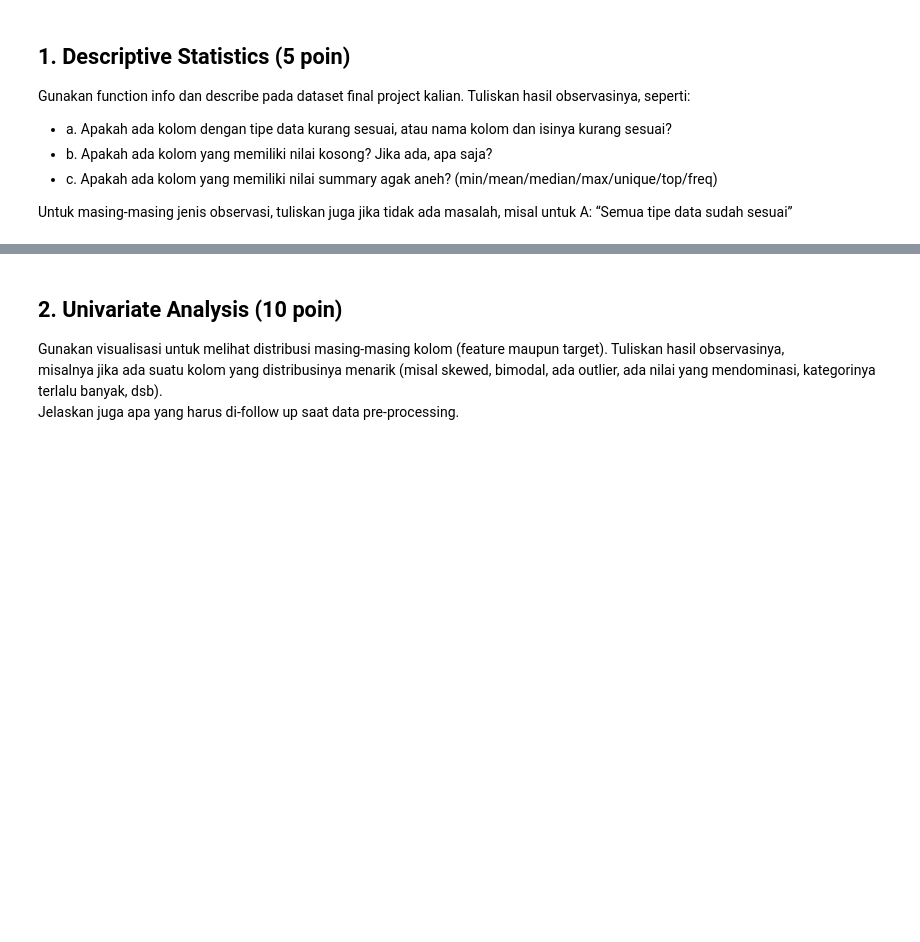
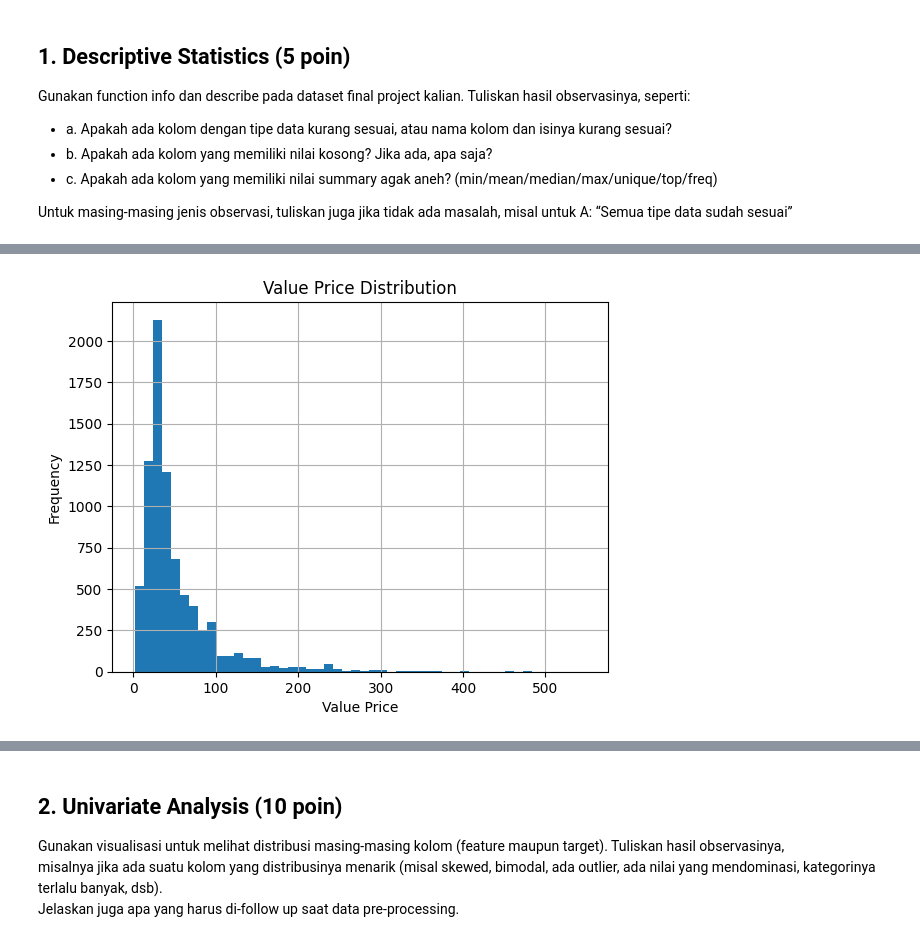
Before and after one commit to AgungHari/Rakamin_HW_MachineLearningPreparation, a Jupyter notebook: Homework/Mentahan.ipynb, the cells around one changed output, grey strips where cells are left out. Saved outputs shown, nothing was run; the diff lists cells and outputs as text; code cells hidden in the pictures; blank space fills up the shorter version.

```diff
--- a/Homework/Mentahan.ipynb
+++ b/Homework/Mentahan.ipynb
@@ -15,0 +88,8 @@ kurang sesuai?
+# %%
+agung['value_price'].hist(bins=50)
+plt.title('Value Price Distribution')
+plt.xlabel('Value Price')
+plt.ylabel('Frequency')
+plt.show()
+# %% [output]
+[figure, added]
```
Also changed, not shown: parts of 16 cells of this notebook.
